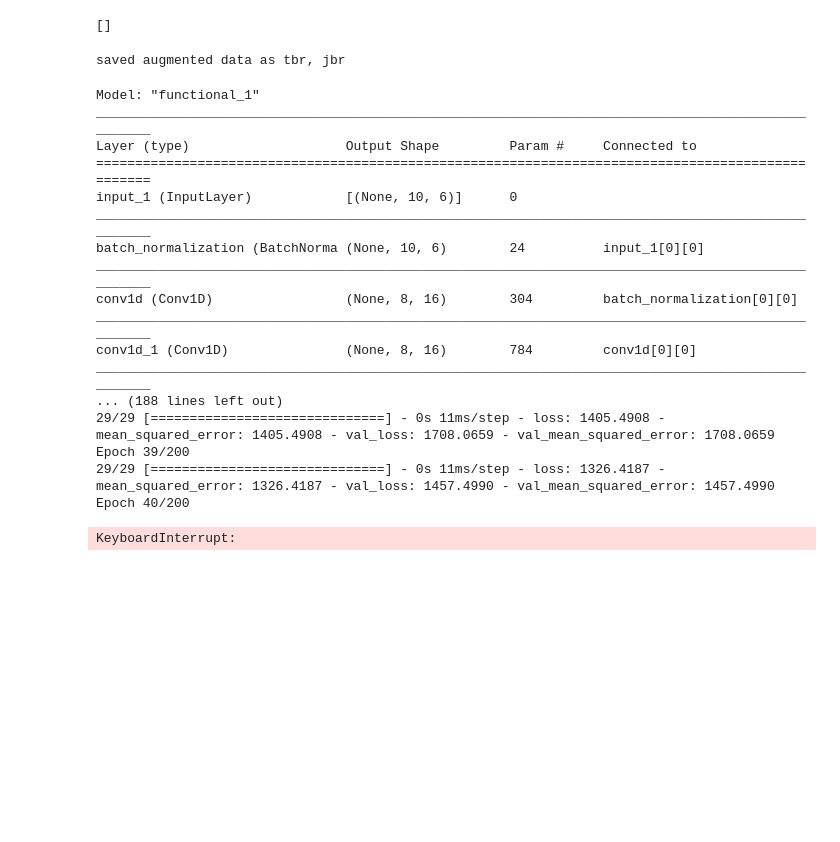
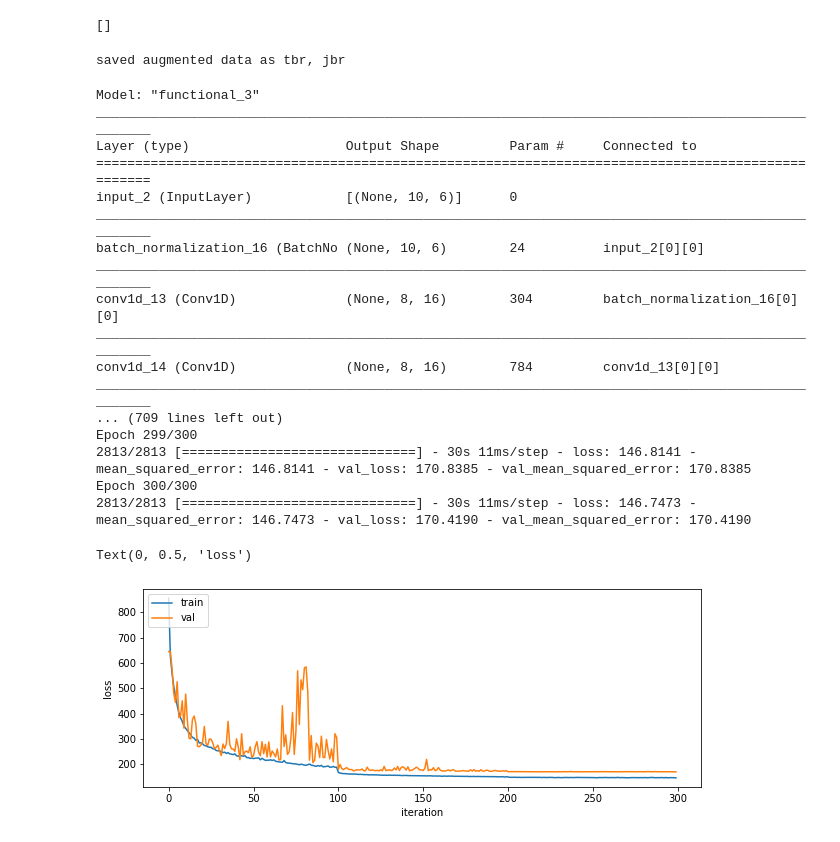
Before and after one commit to mcdermatt/dnn, a Jupyter notebook: human_pose_estimation/notebook.ipynb, the cells around one changed output. Saved outputs shown, nothing was run; the diff lists cells and outputs as text; code cells hidden in the pictures; blank space fills up the shorter version.

Commit message:
working on notebook -need to add body rotation to ground truth trajecotry file for viz

```diff
--- a/human_pose_estimation/notebook.ipynb
+++ b/human_pose_estimation/notebook.ipynb
@@ -80,17 +80,18 @@ print(np.shape(t)) #[numTraj, xyz, trajPts]
 #swap axis again so that conv1D moves on time and not xyz
 t = np.swapaxes(t,1,2)
 print(np.shape(t))
-# %%
-#Augment data to rotate about y axis
-
-from utils import *
-
-f1 = "simulation/data/traj_9DOF_10k.txt"
-f2 = "simulation/data/jointPos_9DOF_10k.txt"
-
-t, jointPos = add_body_rotation(f1, f2, 10000)
-# %% [output]
-saved augmented data as tbr, jbr
+# %%
+#Augment data to rotate about y axis
+
+from utils import *
+
+f1 = "simulation/data/traj_9DOF_100k.txt"
+f2 = "simulation/data/jointPos_9DOF_100k.txt"
+# f3 = "simulation/data/jointPath.txt"
+
+t, jointPos = add_body_rotation(f1, f2, 100000)
+# %% [output]
+saved augmented data as tbr, jbr
 # %%
 # from network import Net1 #optim for 1M linear dataset (not ideal because used inconsistant timesteps in solver)
 # from network import Net2 #optim for 100k time varying
@@ -110,7 +111,7 @@ y_train = tf.convert_to_tensor(jointPos,np.float32)
 # model = Net3()
 model = Net4()
 
-runLen = 6
+runLen = 300
 
 def scheduler(epoch, lr):
 #     part1 = 2*runLen//3
@@ -129,28 +130,11 @@ def scheduler(epoch, lr):
         lr = 0.0001
         return lr
 
-#     if epoch < part1:
-#         lr = 0.001
-#         return lr
-#     if epoch >= part1 and epoch < part2:
-#         lr = 0.0001
-#         return lr
-#     if epoch >= part2:
-#         lr = 0.00001
-#         return lr
-
 #model1
 model.compile(
     optimizer=tf.keras.optimizers.Adam(lr=0.001),
     loss=tf.keras.losses.MeanSquaredError(),
     metrics=[tf.keras.metrics.MeanSquaredError()],)
-
-#model 3 - test with absolute loss?
-# model.compile(
-#     optimizer=tf.keras.optimizers.Adam(lr=0.001, clipvalue = 0.001),
-# #     optimizer = tf.keras.optimizers.SGD(lr=0.01, momentum=0.9, clipvalue=1.0),
-#     loss=tf.keras.losses.MeanSquaredError(),
-#     metrics=[tf.keras.metrics.MeanSquaredError()],)
 
 
 summary = model.summary()
@@ -170,37 +154,39 @@ callback = tf.keras.callbacks.LearningRateScheduler(scheduler)
 #new changes: added 512 layers back in
 
 
-# for 10k 9DOF dataset with endpoint angles
+# for 10k 10DOF dataset with endpoint angles and body rotation
 trace = model.fit(x=x_train, y=y_train, batch_size=32, epochs=runLen, verbose=1,
                   validation_split=0.1, callbacks = [callback], shuffle=True)
 #new changes: added 512 layers back in
 # %% [output]
-Model: "functional_1"
+Model: "functional_3"
 __________________________________________________________________________________________________
 Layer (type)                    Output Shape         Param #     Connected to
 ==================================================================================================
-input_1 (InputLayer)            [(None, 10, 6)]      0
+input_2 (InputLayer)            [(None, 10, 6)]      0
 __________________________________________________________________________________________________
-batch_normalization (BatchNorma (None, 10, 6)        24          input_1[0][0]
+batch_normalization_16 (BatchNo (None, 10, 6)        24          input_2[0][0]
 __________________________________________________________________________________________________
-conv1d (Conv1D)                 (None, 8, 16)        304         batch_normalization[0][0]
+conv1d_13 (Conv1D)              (None, 8, 16)        304         batch_normalization_16[0][0]
 __________________________________________________________________________________________________
-conv1d_1 (Conv1D)               (None, 8, 16)        784         conv1d[0][0]
+conv1d_14 (Conv1D)              (None, 8, 16)        784         conv1d_13[0][0]
 __________________________________________________________________________________________________
-... (188 lines left out)
-29/29 [==============================] - 0s 11ms/step - loss: 1405.4908 - mean_squared_error: 1405.4908 - val_loss: 1708.0659 - val_mean_squared_error: 1708.0659
-Epoch 39/200
-29/29 [==============================] - 0s 11ms/step - loss: 1326.4187 - mean_squared_error: 1326.4187 - val_loss: 1457.4990 - val_mean_squared_error: 1457.4990
-Epoch 40/200
+... (709 lines left out)
+Epoch 299/300
+2813/2813 [==============================] - 30s 11ms/step - loss: 146.8141 - mean_squared_error: 146.8141 - val_loss: 170.8385 - val_mean_squared_error: 170.8385
+Epoch 300/300
+2813/2813 [==============================] - 30s 11ms/step - loss: 146.7473 - mean_squared_error: 146.7473 - val_loss: 170.4190 - val_mean_squared_error: 170.4190
-KeyboardInterrupt:
 # %%
 plt.subplot(2, 1, 1)
 plt.plot(trace.history['loss'], '-')
 plt.plot(trace.history['val_loss'], '-')
 plt.legend(['train', 'val'], loc='upper left')
 plt.xlabel('iteration')
 plt.ylabel('loss')
-plt.ylim(10,1000)
+# plt.ylim(10,1000)
+# %% [output]
+Text(0, 0.5, 'loss')
+[figure, added]
 # %%
 #test model- IMPORTANT TO USE NEVER BEFORE SEEN DATA
 
```
Also changed, not shown: parts of 4 cells of this notebook, 13 other files.
